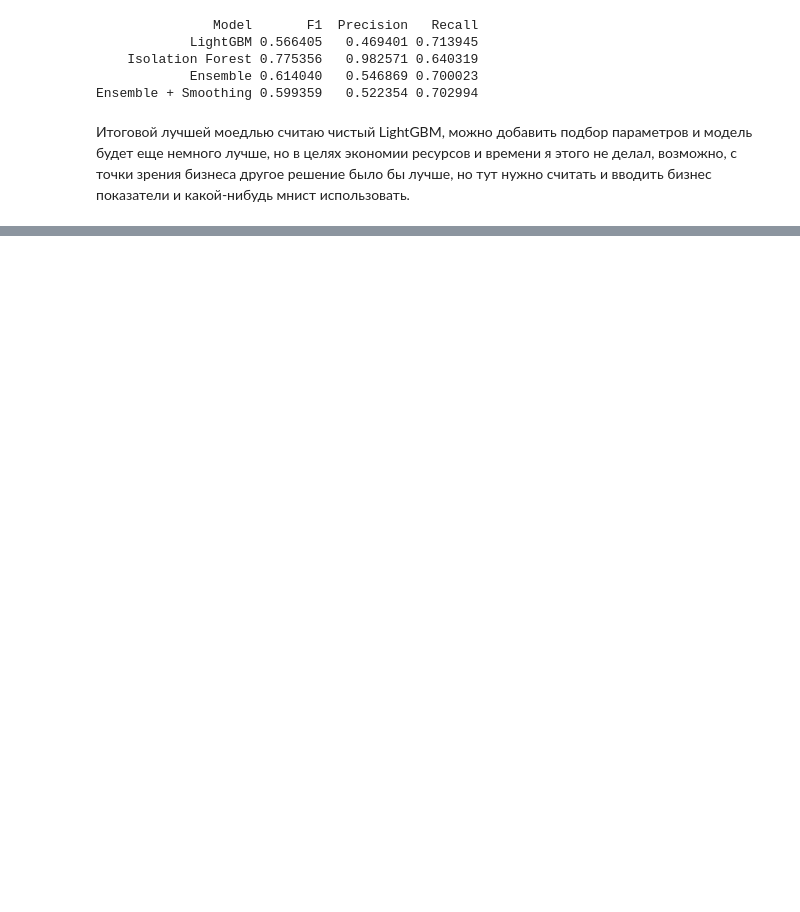
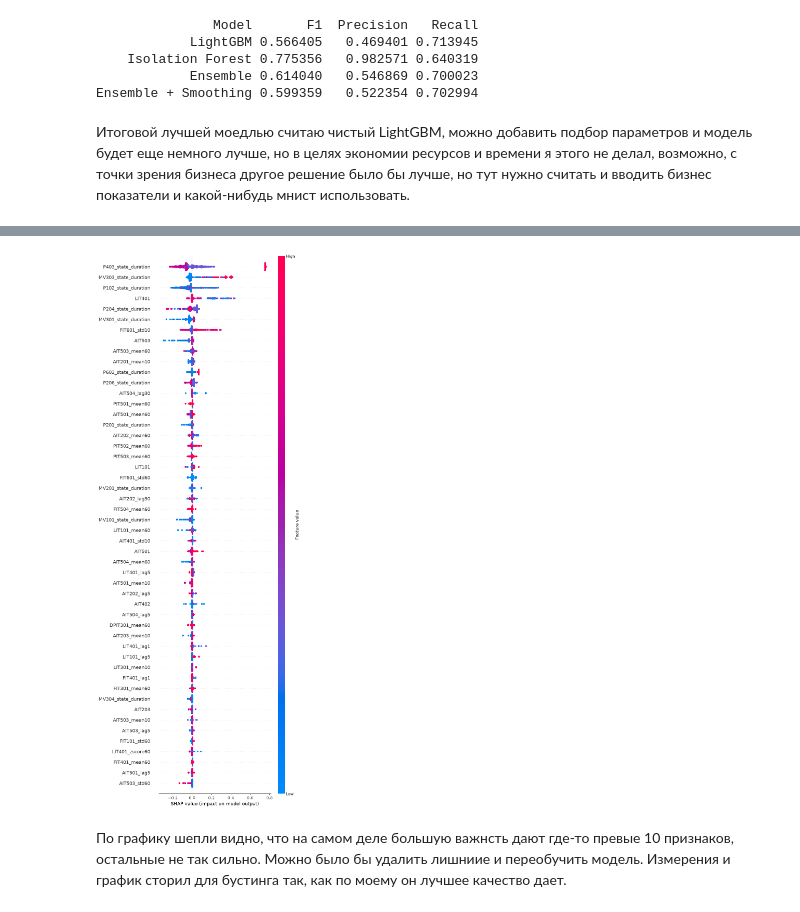
Before and after one commit to SegaObin/sibintech, a Jupyter notebook: base.ipynb, the cells around one changed output, grey strips where cells are left out. Cells and saved outputs as stored; diff of their text form; code cells hidden in the pictures; blank space fills up the shorter version.

Commit message:
вариант с подписью фичей и shap графиком

```diff
--- a/base.ipynb
+++ b/base.ipynb
@@ -804,0 +864,24 @@ Ensemble + Smoothing 0.599359   0.522354 0.702994
+# %%
+import shap
+
+explainer = shap.TreeExplainer(model)
+shap_values = explainer.shap_values(X_test_scaled)
+
+if isinstance(shap_values, list):
+    shap_attack = shap_values[1]   # класс 1 — атака
+    print('if')
+else:
+    shap_attack = shap_values      # уже матрица для положительного класса
+
+assert len(shap_attack.shape) == 2, "SHAP values are not a matrix!"
+
+shap.summary_plot(
+    shap_attack,
+    X_test_scaled,
+    feature_names=feature_cols,
+    max_display=50
+)
+# %% [output]
+[figure, added]
+# %% [markdown]
+По графику шепли видно, что на самом деле большую важнсть дают где-то превые 10 признаков, остальные не так сильно. Можно было бы удалить лишниие и переобучить модель. Измерения и график сторил для бустинга так, как по моему он лучшее качество дает.
```
Also changed, not shown: parts of 4 cells of this notebook.
